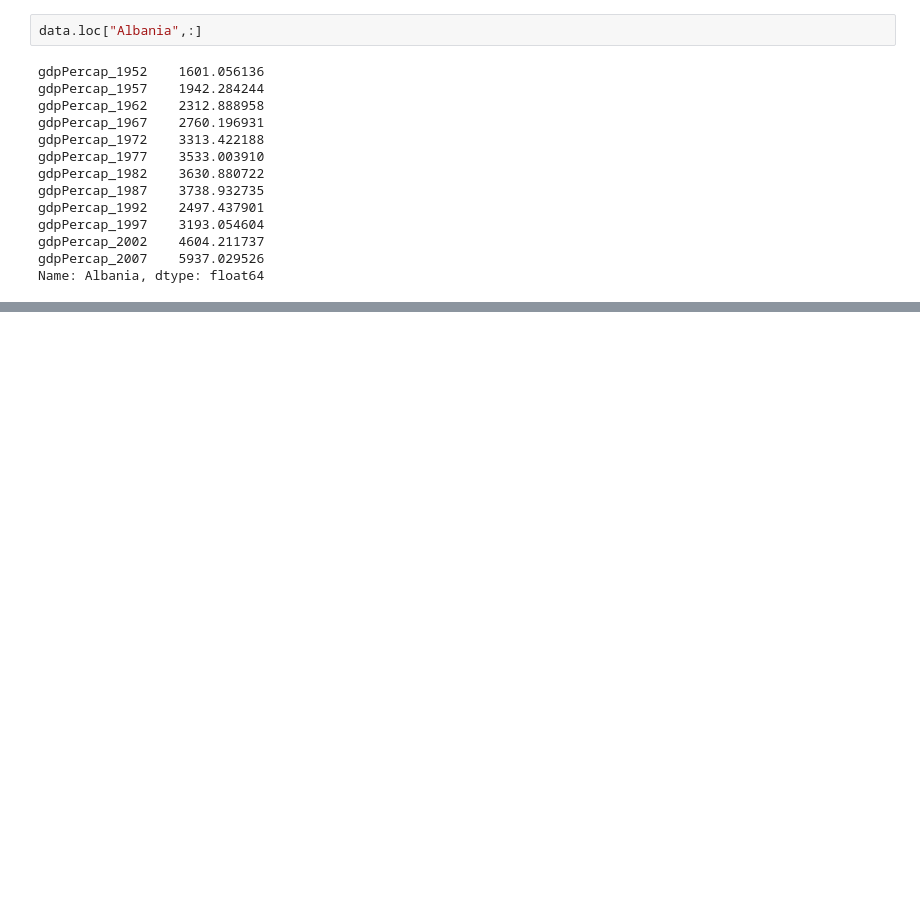
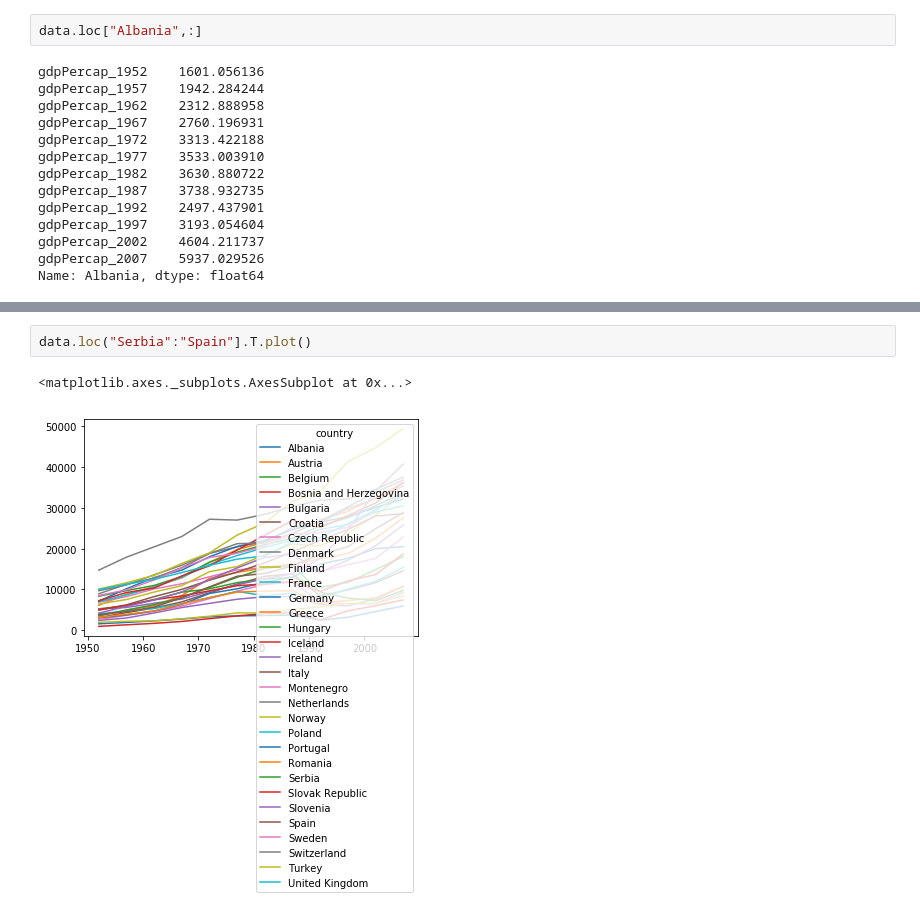
Before and after one commit to VolkerAndreas/SWC-Day2, a Jupyter notebook: code/Python-day2.ipynb, the cells around one changed output, grey strips where cells are left out. Drawn from its saved outputs; the diff is of its cells as text; blank space fills up the shorter version.

```diff
--- a/code/Python-day2.ipynb
+++ b/code/Python-day2.ipynb
@@ -60,0 +114,5 @@ Name: Albania, dtype: float64
+# %%
+data.loc("Serbia":"Spain"].T.plot()
+# %% [output]
+<matplotlib.axes._subplots.AxesSubplot at 0x...>
+[figure, added]
```
Also changed, not shown: parts of 10 cells of this notebook.
